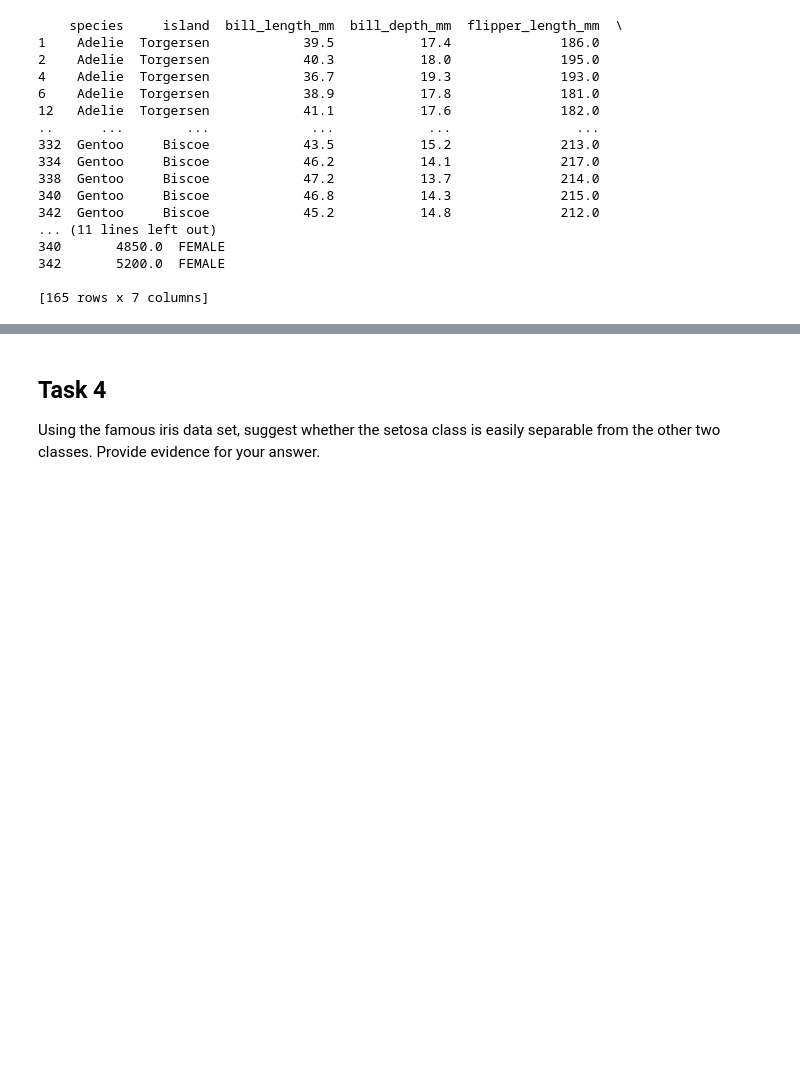
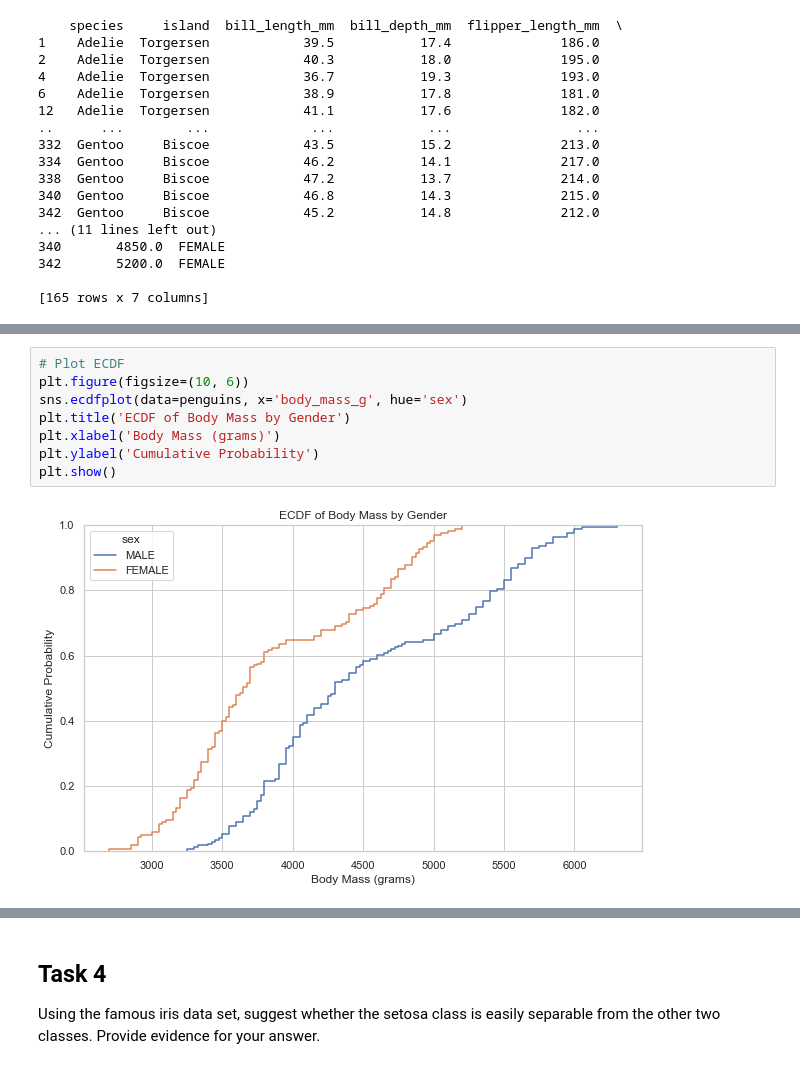
Before and after one commit to KenLin765/machine-learning-and-statistics, a Jupyter notebook: tasks.ipynb, the cells around one changed output, grey strips where cells are left out. Drawn from its saved outputs; the diff is of its cells as text; blank space fills up the shorter version.

```diff
--- a/tasks.ipynb
+++ b/tasks.ipynb
@@ -628,0 +639,10 @@ plt.show()
+# %%
+# Plot ECDF
+plt.figure(figsize=(10, 6))
+sns.ecdfplot(data=penguins, x='body_mass_g', hue='sex')
+plt.title('ECDF of Body Mass by Gender')
+plt.xlabel('Body Mass (grams)')
+plt.ylabel('Cumulative Probability')
+plt.show()
+# %% [output]
+[figure, added]
```
Also changed, not shown: parts of 27 cells of this notebook.
